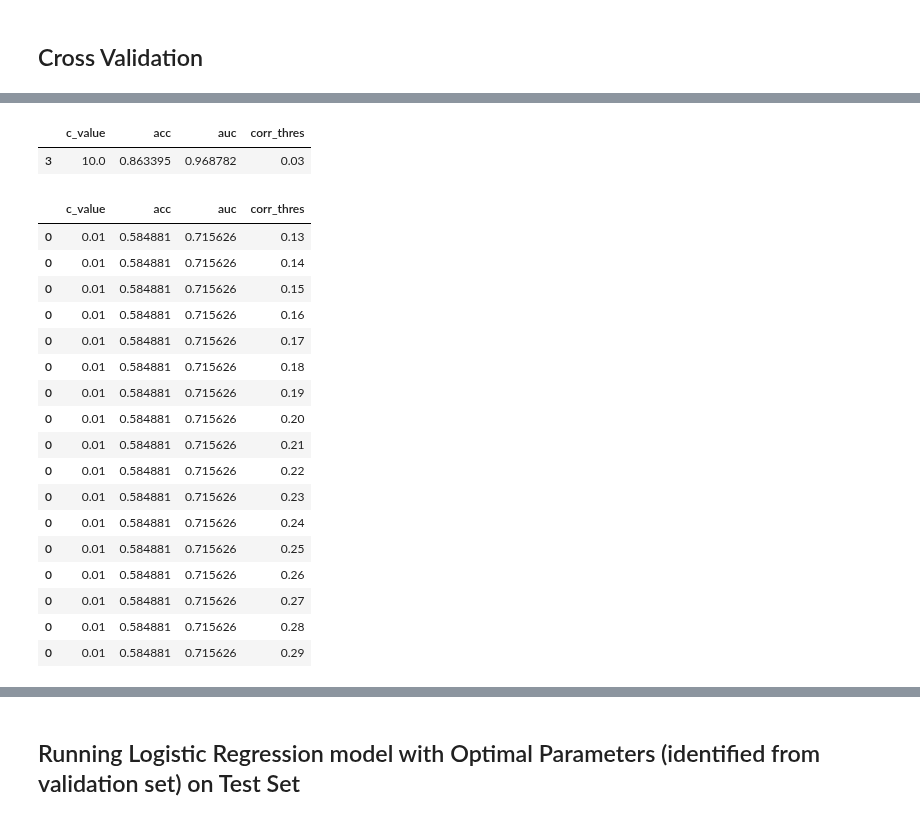
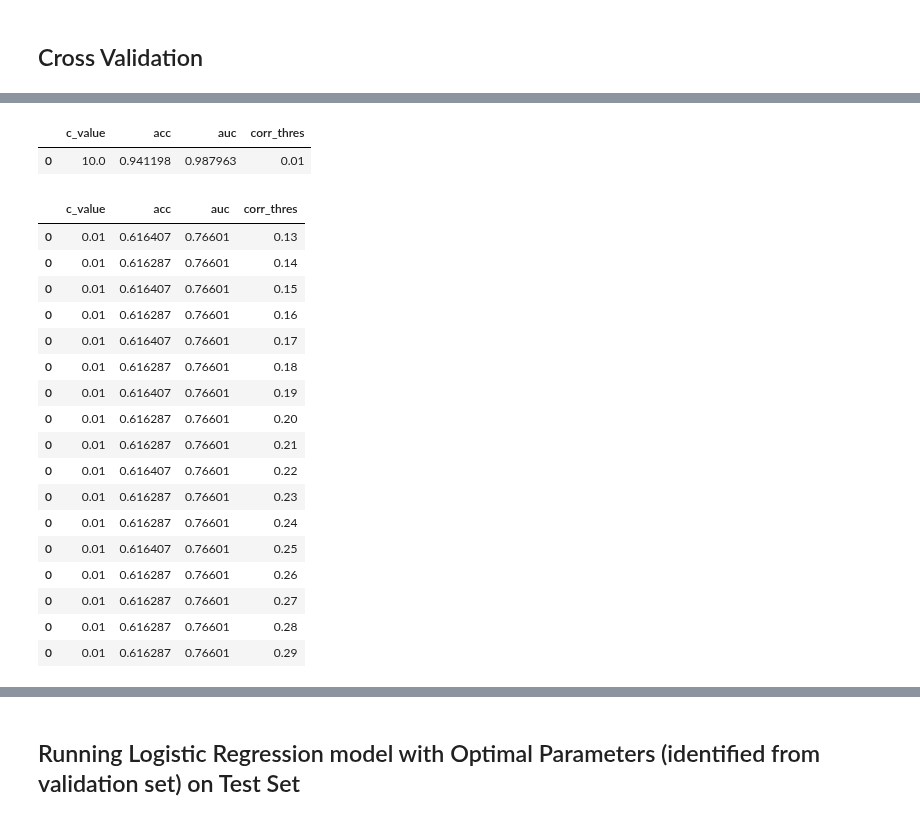
Before and after one commit to anaconda121/NeuraHealth, a Jupyter notebook: Modeling/Logistic-Regression-TFIDF.ipynb, the cells around one changed output, grey strips where cells are left out. Drawn from its saved outputs; the diff is of its cells as text; code cells hidden in the pictures.

Commit message:
ran cross_validation, acc went up 4%

```diff
--- a/Modeling/Logistic-Regression-TFIDF.ipynb
+++ b/Modeling/Logistic-Regression-TFIDF.ipynb
@@ -658,6 +603,7 @@ def evaluate_algorithm(dataset, n_folds):
     splits = cross_validation_split(dataset, n_folds)
 
     counter = 0
+    tfidf_all_df = pd.DataFrame()
     df_list  = []
 
     for fold in splits:
@@ -675,7 +621,6 @@ def evaluate_algorithm(dataset, n_folds):
         fold = fold.drop(columns = ["annotator_label"])
 
         test = list()
-
         corr_list = list(np.arange(1,30) * 0.01)
 
         for corr in corr_list:
@@ -689,8 +634,8 @@ def evaluate_algorithm(dataset, n_folds):
             filtered_tfidf_fold = fold.filter(items=top_tfidf_features_df['Features'])
             filtered_tfidf_test = tfidf_test_features_df.filter(items=top_tfidf_features_df['Features'])
 
-            print(filtered_tfidf_train.shape)
-            print(filtered_tfidf_fold.shape)
+            #print(filtered_tfidf_train.shape)
+            #print(filtered_tfidf_fold.shape)
 
             # tuning for optimal lambda value
             for c in [0.01, 0.1, 1, 10, 100]:
@@ -706,12 +651,19 @@ def evaluate_algorithm(dataset, n_folds):
 
             assert len(acc_df) == len(auc_df) == len(c_df)
 
-            acc_df["fold_number"] = auc_df["fold_number"] = c_df["fold_number"] = [counter] * len(auc_df)
+            #acc_df["fold_number"] = auc_df["fold_number"] = c_df["fold_number"] = [counter] * len(auc_df)
 
             iter_df = pd.concat([c_df, acc_df, auc_df], axis=1)
             iter_df['corr_thres'] = [corr] * len(iter_df)
+            iter_df['fold_number'] = [(counter + 1)] * len(iter_df)
             df_list.append(iter_df)
 
+        print("Completed Fold #: ", counter + 1)
         counter += 1
+
+        print("Stats DF has", len(df_list), "records")
+
+        df_list.to_csv(r"C:\Users\MIND_DS\Dropbox (Partners HealthCare)\NLP\Tanish\APOE-SLAT\Modeling\Optimizing-data\sample_stat_df.csv", index = False)
+    return df_list
 # %%
-evaluate_algorithm(cross_validation, 10)
+tfidf_all_df = evaluate_algorithm(cross_validation, 10)
@@ -730,0 +711,19 @@ tfidf_all_df.head()
+# %%
+corr_list = list(np.arange(1,30) * 0.01)
+average_results_df = []
+
+for corr in corr_list:
+    for c in [0.01, 0.1, 1, 10, 100]:
+        filtered = tfidf_all_df[(tfidf_all_df["corr_thres"] == corr) & (tfidf_all_df["c_value"] == c)]
+        avg_auc = filtered["auc"].mean()
+        avg_acc = filtered["acc"].mean()
+
+        filler = np.arange(5, 9)**2
+        df = pd.DataFrame(filler.reshape(1, 4), columns = ["c_value", "acc", "auc", "corr_thres"])
+        df.loc[df.index] = [c, avg_acc, avg_auc, corr]
+        #print(df)
+
+        average_results_df.append(df)
+# %%
+average_results_df = pd.concat(average_results_df)
+average_results_df
@@ -731,29 +744,29 @@ tfidf_all_df.head()
 # %%
-tfidf_all_df[tfidf_all_df['auc'] == max(tfidf_all_df['auc'])]
+average_results_df[average_results_df['auc'] == max(average_results_df['auc'])]
 # %% [output]
 |  | c_value | acc | auc | corr_thres |
-| 3 | 10.0 | 0.863395 | 0.968782 | 0.03 |
+| 0 | 10.0 | 0.941198 | 0.987963 | 0.01 |
 # %%
-tfidf_all_df[tfidf_all_df['auc'] == min(tfidf_all_df['auc'])]
+average_results_df[average_results_df['auc'] == min(average_results_df['auc'])]
 # %% [output]
 |  | c_value | acc | auc | corr_thres |
-| 0 | 0.01 | 0.584881 | 0.715626 | 0.13 |
-| 0 | 0.01 | 0.584881 | 0.715626 | 0.14 |
-| 0 | 0.01 | 0.584881 | 0.715626 | 0.15 |
-| 0 | 0.01 | 0.584881 | 0.715626 | 0.16 |
-| 0 | 0.01 | 0.584881 | 0.715626 | 0.17 |
-| 0 | 0.01 | 0.584881 | 0.715626 | 0.18 |
-| 0 | 0.01 | 0.584881 | 0.715626 | 0.19 |
-| 0 | 0.01 | 0.584881 | 0.715626 | 0.20 |
-| 0 | 0.01 | 0.584881 | 0.715626 | 0.21 |
-| 0 | 0.01 | 0.584881 | 0.715626 | 0.22 |
-| 0 | 0.01 | 0.584881 | 0.715626 | 0.23 |
-| 0 | 0.01 | 0.584881 | 0.715626 | 0.24 |
-| 0 | 0.01 | 0.584881 | 0.715626 | 0.25 |
-| 0 | 0.01 | 0.584881 | 0.715626 | 0.26 |
-| 0 | 0.01 | 0.584881 | 0.715626 | 0.27 |
-| 0 | 0.01 | 0.584881 | 0.715626 | 0.28 |
-| 0 | 0.01 | 0.584881 | 0.715626 | 0.29 |
+| 0 | 0.01 | 0.616407 | 0.76601 | 0.13 |
+| 0 | 0.01 | 0.616287 | 0.76601 | 0.14 |
+| 0 | 0.01 | 0.616407 | 0.76601 | 0.15 |
+| 0 | 0.01 | 0.616287 | 0.76601 | 0.16 |
+| 0 | 0.01 | 0.616407 | 0.76601 | 0.17 |
+| 0 | 0.01 | 0.616287 | 0.76601 | 0.18 |
+| 0 | 0.01 | 0.616407 | 0.76601 | 0.19 |
+| 0 | 0.01 | 0.616287 | 0.76601 | 0.20 |
+| 0 | 0.01 | 0.616287 | 0.76601 | 0.21 |
+| 0 | 0.01 | 0.616407 | 0.76601 | 0.22 |
+| 0 | 0.01 | 0.616287 | 0.76601 | 0.23 |
+| 0 | 0.01 | 0.616287 | 0.76601 | 0.24 |
+| 0 | 0.01 | 0.616407 | 0.76601 | 0.25 |
+| 0 | 0.01 | 0.616287 | 0.76601 | 0.26 |
+| 0 | 0.01 | 0.616287 | 0.76601 | 0.27 |
+| 0 | 0.01 | 0.616287 | 0.76601 | 0.28 |
+| 0 | 0.01 | 0.616287 | 0.76601 | 0.29 |
 # %%
 len(tfidf_all_df[tfidf_all_df['auc'] > 0.95])
 # %% [output]
```
Also changed, not shown: parts of 14 cells of this notebook.
